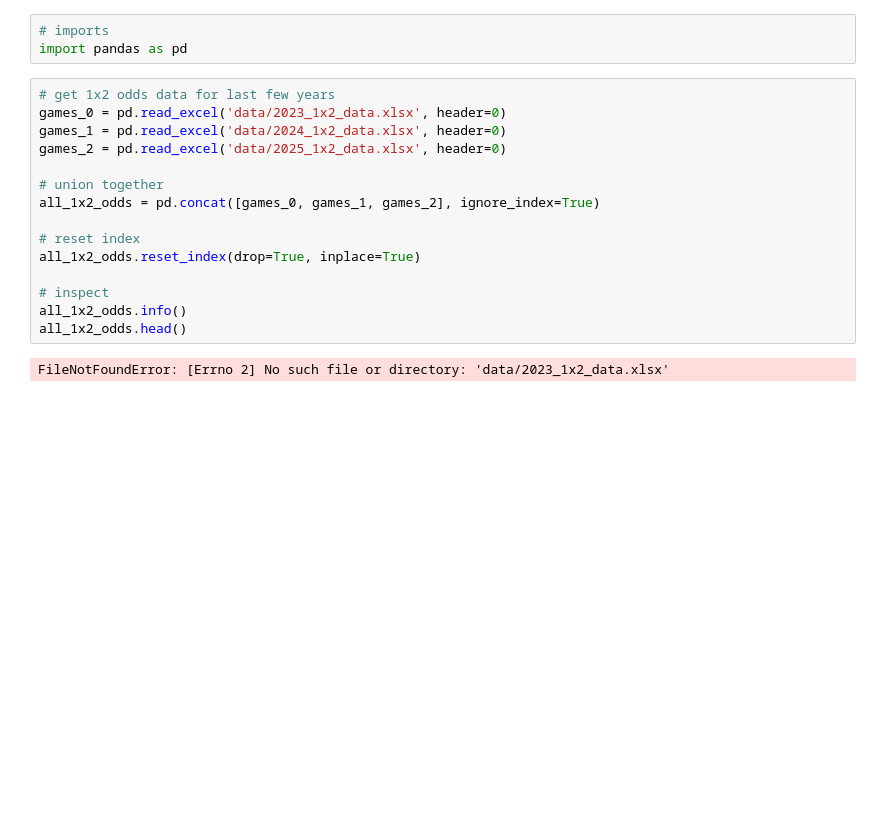
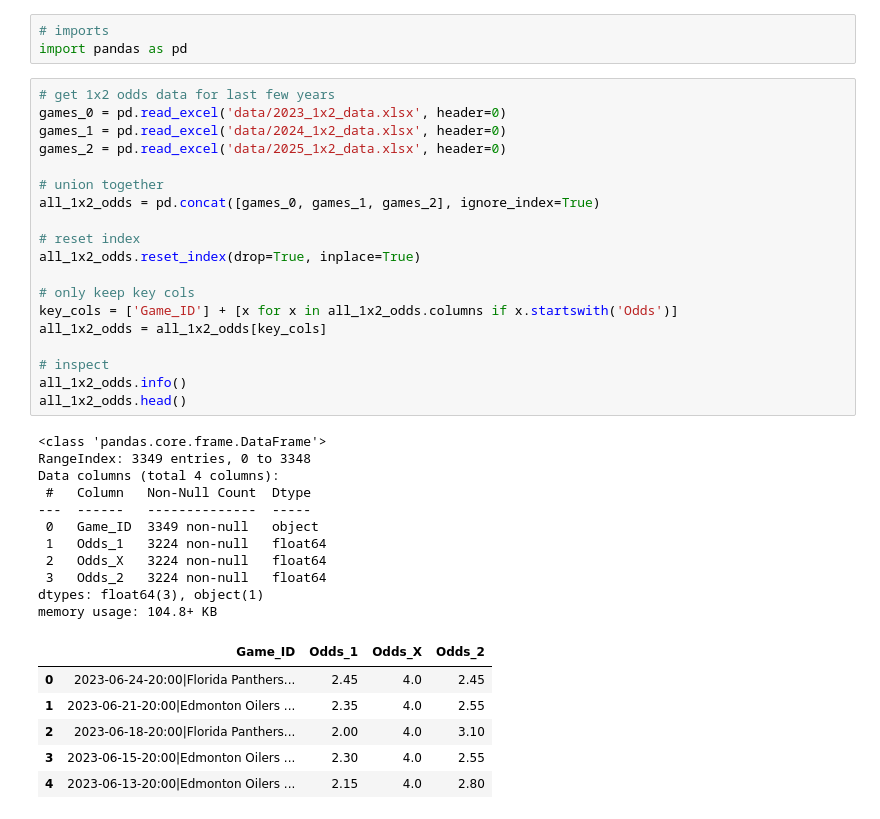
Before and after one commit to emmettd247/SportOnIce, a Jupyter notebook: master_data_join.ipynb, the cells around one changed output. Cells and saved outputs as stored; diff of their text form; blank space fills up the shorter version.

```diff
--- a/master_data_join.ipynb
+++ b/master_data_join.ipynb
@@ -6,17 +6,37 @@ import pandas as pd
 # %%
 # get 1x2 odds data for last few years
 games_0 = pd.read_excel('data/2023_1x2_data.xlsx', header=0)
 games_1 = pd.read_excel('data/2024_1x2_data.xlsx', header=0)
 games_2 = pd.read_excel('data/2025_1x2_data.xlsx', header=0)
 
 # union together
 all_1x2_odds = pd.concat([games_0, games_1, games_2], ignore_index=True)
 
 # reset index
 all_1x2_odds.reset_index(drop=True, inplace=True)
 
+# only keep key cols
+key_cols = ['Game_ID'] + [x for x in all_1x2_odds.columns if x.startswith('Odds')]
+all_1x2_odds = all_1x2_odds[key_cols]
+
 # inspect
 all_1x2_odds.info()
 all_1x2_odds.head()
 # %% [output]
-FileNotFoundError: [Errno 2] No such file or directory: 'data/2023_1x2_data.xlsx'
+<class 'pandas.core.frame.DataFrame'>
+RangeIndex: 3349 entries, 0 to 3348
+Data columns (total 4 columns):
+ #   Column   Non-Null Count  Dtype
+---  ------   --------------  -----
+ 0   Game_ID  3349 non-null   object
+ 1   Odds_1   3224 non-null   float64
+ 2   Odds_X   3224 non-null   float64
+ 3   Odds_2   3224 non-null   float64
+dtypes: float64(3), object(1)
+memory usage: 104.8+ KB
+|  | Game_ID | Odds_1 | Odds_X | Odds_2 |
+| 0 | 2023-06-24-20:00|Florida Panthers... | 2.45 | 4.0 | 2.45 |
+| 1 | 2023-06-21-20:00|Edmonton Oilers ... | 2.35 | 4.0 | 2.55 |
+| 2 | 2023-06-18-20:00|Florida Panthers... | 2.00 | 4.0 | 3.10 |
+| 3 | 2023-06-15-20:00|Edmonton Oilers ... | 2.30 | 4.0 | 2.55 |
+| 4 | 2023-06-13-20:00|Edmonton Oilers ... | 2.15 | 4.0 | 2.80 |
```
Also changed, not shown: parts of 5 cells of this notebook, 1 other file.
